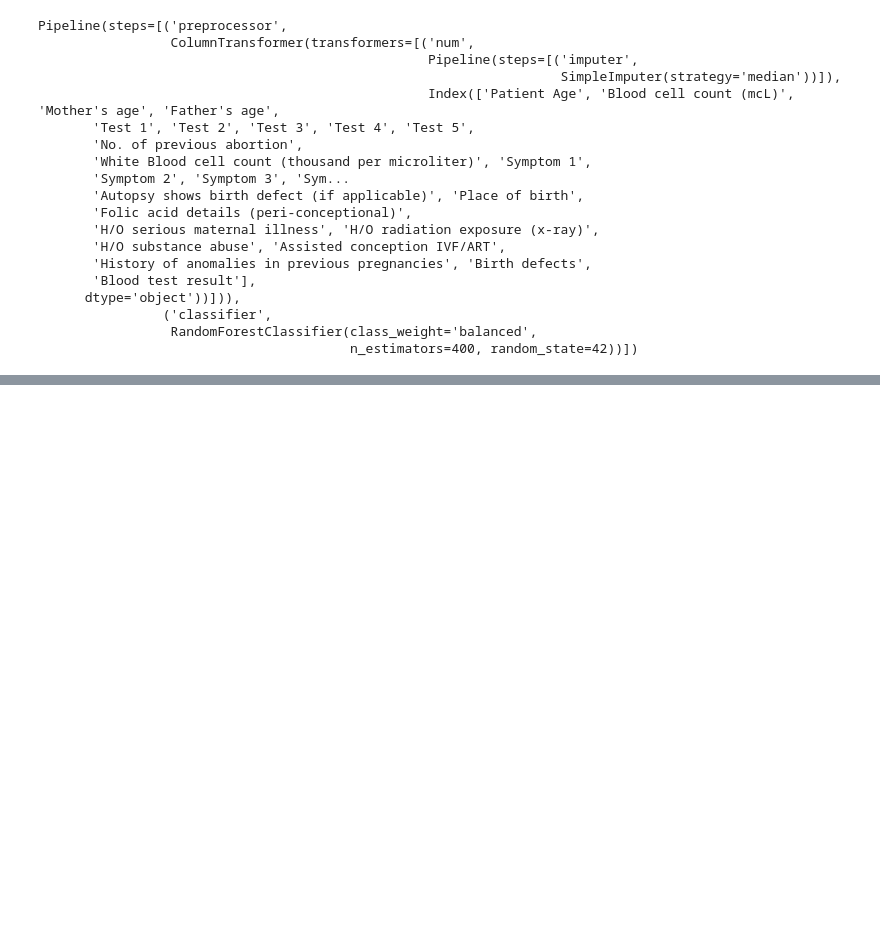
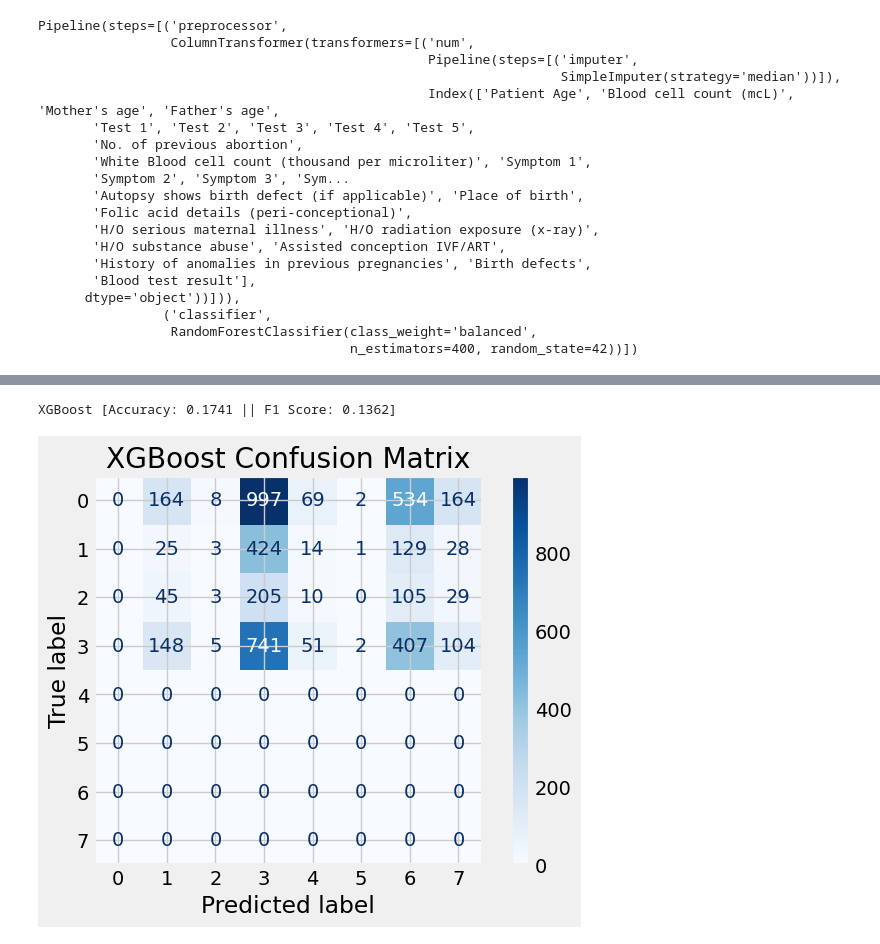
Before and after one commit to AmbitiousFlowDev/ml-genetic-disorder-classifier, a Jupyter notebook: GeneticDisorderClassifier.ipynb, the cells around one changed output, grey strips where cells are left out. Drawn from its saved outputs; the diff is of its cells as text; code cells hidden in the pictures; blank space fills up the shorter version.

```diff
--- a/GeneticDisorderClassifier.ipynb
+++ b/GeneticDisorderClassifier.ipynb
@@ -155,0 +195,14 @@ F1 Macro: 0.44429337778679545
+# %%
+xgb_pipeline = Pipeline([
+    ("preprocessor", preprocessor),
+    ("classifier", XGBClassifier(
+        n_estimators=600,
+        learning_rate=0.03,
+        max_depth=8,
+        subsample=0.8,
+        random_state=42,
+        eval_metric="mlogloss"
+    ))
+], memory=None)
+# %%
+xgb_pipeline.fit(X_train, y_sub_train)
@@ -155,0 +230,12 @@ F1 Macro: 0.44429337778679545
+# %%
+xgb_val_pred_classes = xgb_pipeline.predict(X_val)
+xgb_acc = accuracy_score(y_val, xgb_val_pred_classes)
+xgb_f1 = f1_score(y_val, xgb_val_pred_classes, average="weighted")
+# %%
+print(f"XGBoost [Accuracy: {xgb_acc:.4f} || F1 Score: {xgb_f1:.4f}]")
+# %% [output]
+XGBoost [Accuracy: 0.1741 || F1 Score: 0.1362]
+# %%
+plot_confusion(y_val, xgb_val_pred_classes, "XGBoost Confusion Matrix")
+# %% [output]
+[figure, added]
```
Also changed, not shown: parts of 51 cells of this notebook.
